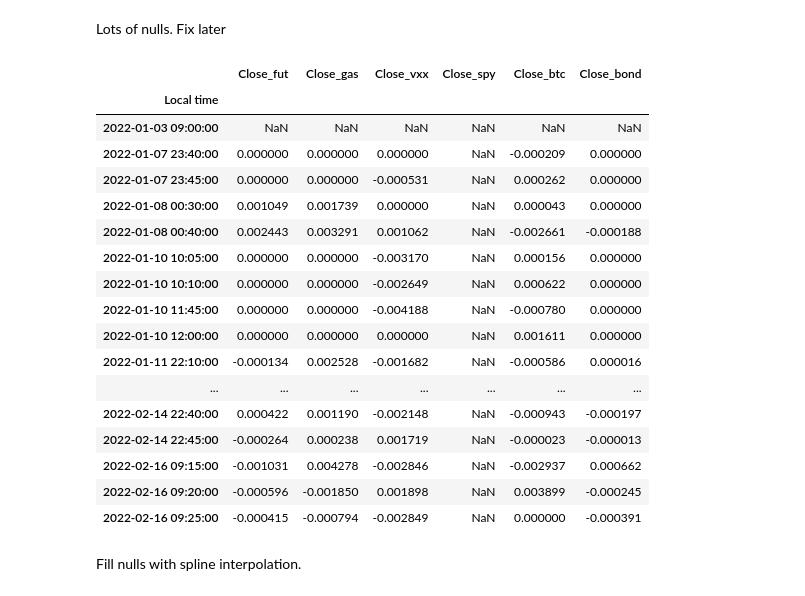
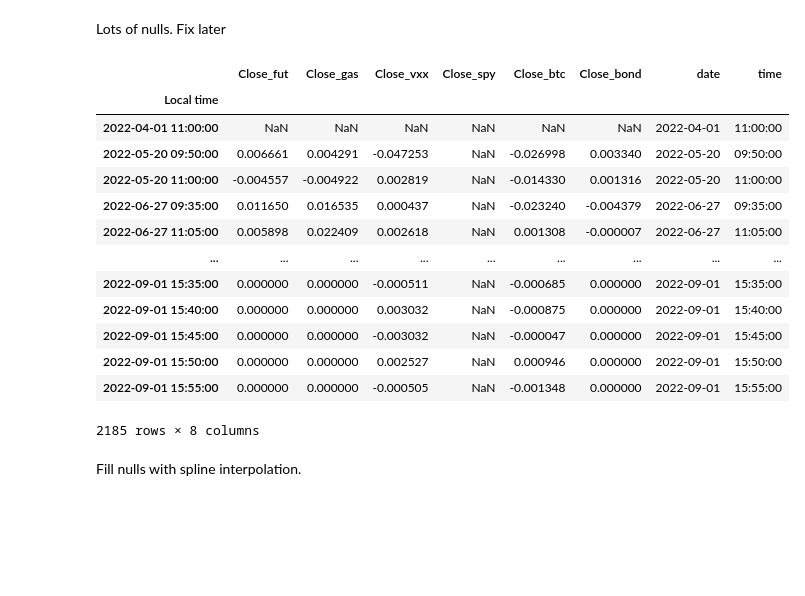
Before and after one commit to sorendunn/Forecasting-Realized-Volatility-for-Crude-Oil-Futures-with-High-Frequency-Data, a Jupyter notebook: Final Project.ipynb, the cells around one changed output. Saved outputs shown, nothing was run; the diff lists cells and outputs as text; code cells hidden in the pictures; blank space fills up the shorter version.

```diff
--- a/Final Project.ipynb
+++ b/Final Project.ipynb
@@ -76,9 +76,9 @@ def model_selection(ml):
 # %%
 client = RESTClient(api_key="18U85gkK04AWHrbE3oWvG9b3fF8JdlxQ")
 # %%
-vxx = client.get_aggs(ticker='VXX', multiplier=5, timespan="minute", from_="2022-01-01", to="2022-06-01", limit=50000)
-spy = client.get_aggs(ticker='SPY', multiplier=5, timespan="minute", from_="2022-01-01", to="2022-06-01", limit=50000)
-uso = client.get_aggs(ticker='USO', multiplier=5, timespan="minute", from_="2022-01-01", to="2022-06-01", limit=50000)
+vxx = client.get_aggs(ticker='VXX', multiplier=5, timespan="minute", from_="2022-04-01", to="2022-09-01", limit=50000)
+spy = client.get_aggs(ticker='SPY', multiplier=5, timespan="minute", from_="2022-04-01", to="2022-09-01", limit=50000)
+uso = client.get_aggs(ticker='USO', multiplier=5, timespan="minute", from_="2022-04-01", to="2022-09-01", limit=50000)
 # %%
 poly_dict = {'vxx':vxx, 'spy':spy, 'uso':uso}
 # %%
@@ -136,0 +125,2 @@ df
+# %%
+df = df.loc[ (df['time']>dt.time(9)) & (df['time']<dt.time(16)) ]
@@ -139,31 +166,27 @@ df
 # %% [markdown]
 Calculate log returns for each feature.
 # %%
-for feat in df.columns:
+for feat in set(df.columns) - {'date', 'time'}:
     df[feat] = np.log( df[feat] / df[feat].shift(1) )
 # %% [markdown]
 Lots of nulls.  Fix later
 # %%
-df.loc[df['Close_spy'].isna()][:50]
+df.loc[df['Close_spy'].isna()]
 # %% [output]
-|  | Close_fut | Close_gas | Close_vxx | Close_spy | Close_btc | Close_bond |
-| Local time |  |  |  |  |  |  |
-| 2022-01-03 09:00:00 | NaN | NaN | NaN | NaN | NaN | NaN |
-| 2022-01-07 23:40:00 | 0.000000 | 0.000000 | 0.000000 | NaN | -0.000209 | 0.000000 |
-| 2022-01-07 23:45:00 | 0.000000 | 0.000000 | -0.000531 | NaN | 0.000262 | 0.000000 |
-| 2022-01-08 00:30:00 | 0.001049 | 0.001739 | 0.000000 | NaN | 0.000043 | 0.000000 |
-| 2022-01-08 00:40:00 | 0.002443 | 0.003291 | 0.001062 | NaN | -0.002661 | -0.000188 |
-| 2022-01-10 10:05:00 | 0.000000 | 0.000000 | -0.003170 | NaN | 0.000156 | 0.000000 |
-| 2022-01-10 10:10:00 | 0.000000 | 0.000000 | -0.002649 | NaN | 0.000622 | 0.000000 |
-| 2022-01-10 11:45:00 | 0.000000 | 0.000000 | -0.004188 | NaN | -0.000780 | 0.000000 |
-| 2022-01-10 12:00:00 | 0.000000 | 0.000000 | 0.000000 | NaN | 0.001611 | 0.000000 |
-| 2022-01-11 22:10:00 | -0.000134 | 0.002528 | -0.001682 | NaN | -0.000586 | 0.000016 |
-| ... | ... | ... | ... | ... | ... | ... |
-| 2022-02-14 22:40:00 | 0.000422 | 0.001190 | -0.002148 | NaN | -0.000943 | -0.000197 |
-| 2022-02-14 22:45:00 | -0.000264 | 0.000238 | 0.001719 | NaN | -0.000023 | -0.000013 |
-| 2022-02-16 09:15:00 | -0.001031 | 0.004278 | -0.002846 | NaN | -0.002937 | 0.000662 |
-| 2022-02-16 09:20:00 | -0.000596 | -0.001850 | 0.001898 | NaN | 0.003899 | -0.000245 |
-| 2022-02-16 09:25:00 | -0.000415 | -0.000794 | -0.002849 | NaN | 0.000000 | -0.000391 |
+|  | Close_fut | Close_gas | Close_vxx | Close_spy | Close_btc | Close_bond | date | time |
+| Local time |  |  |  |  |  |  |  |  |
+| 2022-04-01 11:00:00 | NaN | NaN | NaN | NaN | NaN | NaN | 2022-04-01 | 11:00:00 |
+| 2022-05-20 09:50:00 | 0.006661 | 0.004291 | -0.047253 | NaN | -0.026998 | 0.003340 | 2022-05-20 | 09:50:00 |
+| 2022-05-20 11:00:00 | -0.004557 | -0.004922 | 0.002819 | NaN | -0.014330 | 0.001316 | 2022-05-20 | 11:00:00 |
+| 2022-06-27 09:35:00 | 0.011650 | 0.016535 | 0.000437 | NaN | -0.023240 | -0.004379 | 2022-06-27 | 09:35:00 |
+| 2022-06-27 11:05:00 | 0.005898 | 0.022409 | 0.002618 | NaN | 0.001308 | -0.000007 | 2022-06-27 | 11:05:00 |
+| ... | ... | ... | ... | ... | ... | ... | ... | ... |
+| 2022-09-01 15:35:00 | 0.000000 | 0.000000 | -0.000511 | NaN | -0.000685 | 0.000000 | 2022-09-01 | 15:35:00 |
+| 2022-09-01 15:40:00 | 0.000000 | 0.000000 | 0.003032 | NaN | -0.000875 | 0.000000 | 2022-09-01 | 15:40:00 |
+| 2022-09-01 15:45:00 | 0.000000 | 0.000000 | -0.003032 | NaN | -0.000047 | 0.000000 | 2022-09-01 | 15:45:00 |
+| 2022-09-01 15:50:00 | 0.000000 | 0.000000 | 0.002527 | NaN | 0.000946 | 0.000000 | 2022-09-01 | 15:50:00 |
+| 2022-09-01 15:55:00 | 0.000000 | 0.000000 | -0.000505 | NaN | -0.001348 | 0.000000 | 2022-09-01 | 15:55:00 |
+2185 rows × 8 columns
 # %% [markdown]
 Fill nulls with spline interpolation.
 # %%
```
Also changed, not shown: parts of 21 cells of this notebook.
